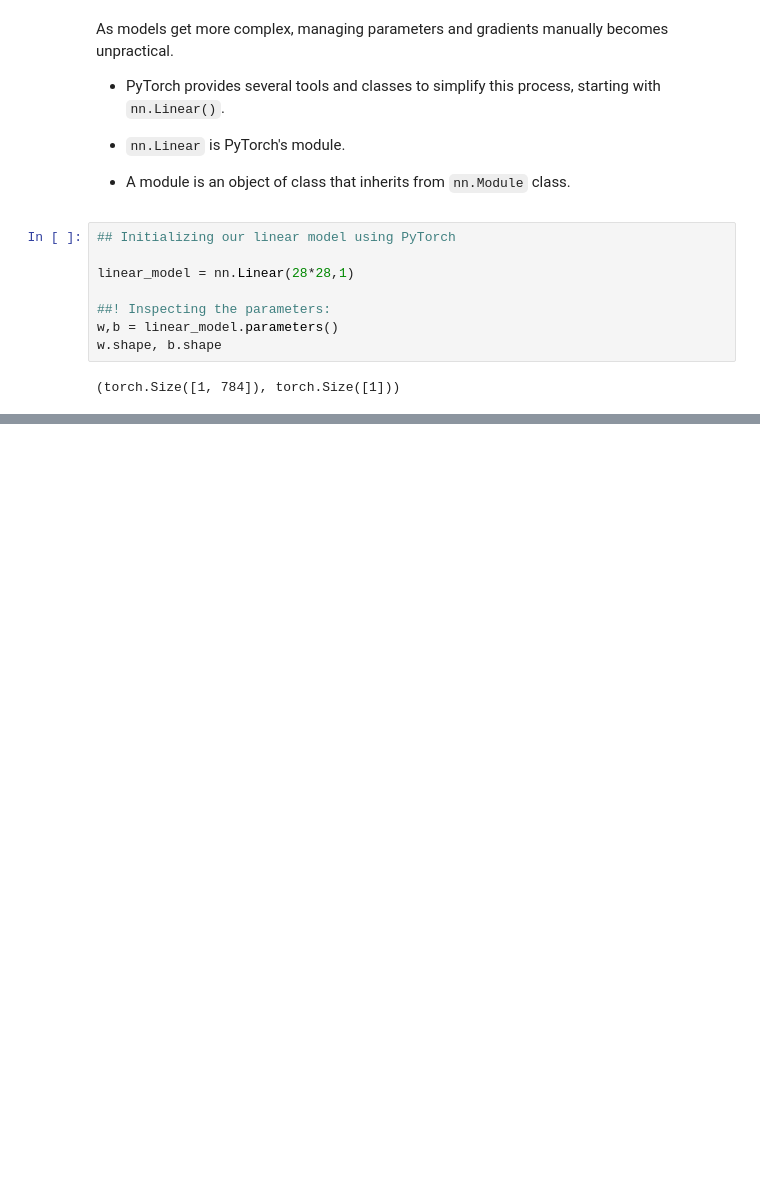
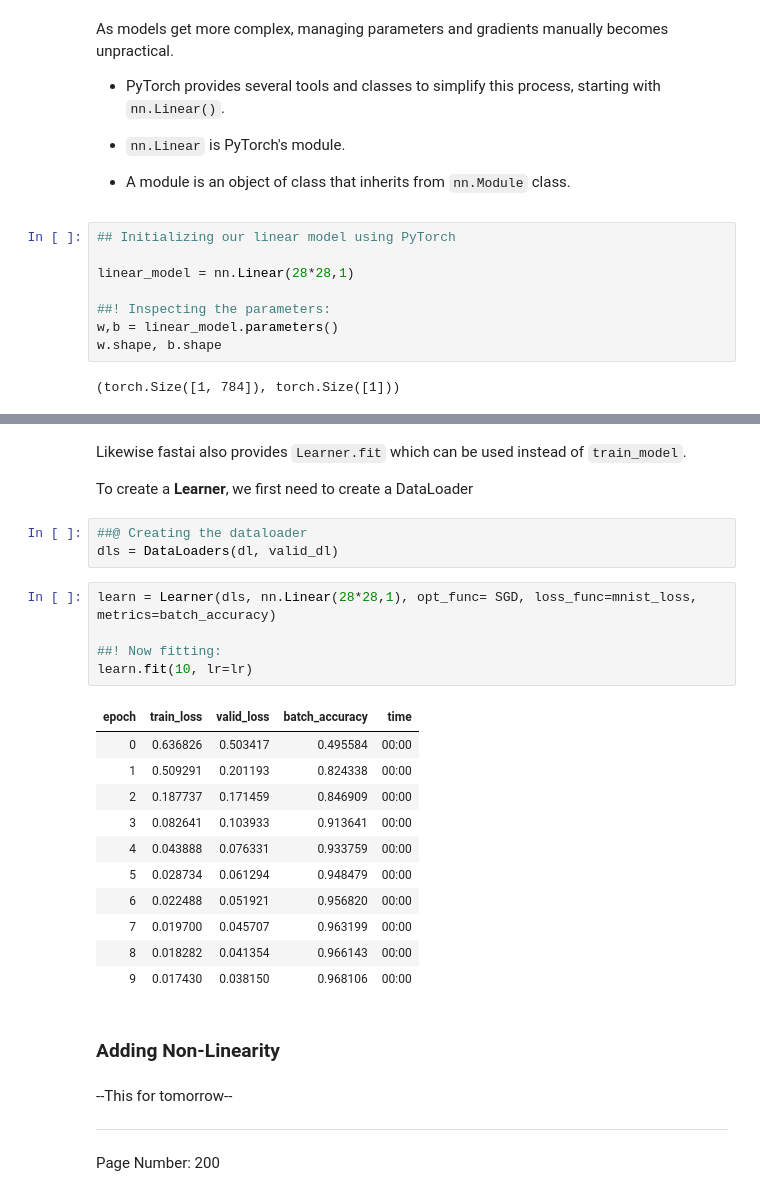
Before and after one commit to Firojpaudel/Machine-Learning-Notes, a Jupyter notebook: Practical Deep Learning For Coders/Chapter_4.ipynb, the cells around one changed output, grey strips where cells are left out. Saved outputs shown, nothing was run; the diff lists cells and outputs as text; blank space fills up the shorter version.

Commit message:
Optimizer part studied ✅ Left: Adding non-linearity

````diff
--- a/Practical Deep Learning For Coders/Chapter_4.ipynb
+++ b/Practical Deep Learning For Coders/Chapter_4.ipynb
@@ -1039,0 +1132,32 @@ w.shape, b.shape
+# %% [markdown]
+Likewise fastai also provides ```Learner.fit``` which can be used instead of ```train_model```.
+
+To create a **Learner**, we first need to create a DataLoader
+# %%
+##@ Creating the dataloader
+dls = DataLoaders(dl, valid_dl)
+# %%
+learn = Learner(dls, nn.Linear(28*28,1), opt_func= SGD, loss_func=mnist_loss, metrics=batch_accuracy)
+
+##! Now fitting:
+learn.fit(10, lr=lr)
+# %% [output]
+| epoch | train_loss | valid_loss | batch_accuracy | time |
+| 0 | 0.636826 | 0.503417 | 0.495584 | 00:00 |
+| 1 | 0.509291 | 0.201193 | 0.824338 | 00:00 |
+| 2 | 0.187737 | 0.171459 | 0.846909 | 00:00 |
+| 3 | 0.082641 | 0.103933 | 0.913641 | 00:00 |
+| 4 | 0.043888 | 0.076331 | 0.933759 | 00:00 |
+| 5 | 0.028734 | 0.061294 | 0.948479 | 00:00 |
+| 6 | 0.022488 | 0.051921 | 0.956820 | 00:00 |
+| 7 | 0.019700 | 0.045707 | 0.963199 | 00:00 |
+| 8 | 0.018282 | 0.041354 | 0.966143 | 00:00 |
+| 9 | 0.017430 | 0.038150 | 0.968106 | 00:00 |
+# %% [markdown]
+### Adding Non-Linearity
+# %% [markdown]
+--This for tomorrow--
+
+---
+
+Page Number: 200
````
Also changed, not shown: parts of 32 cells of this notebook.
